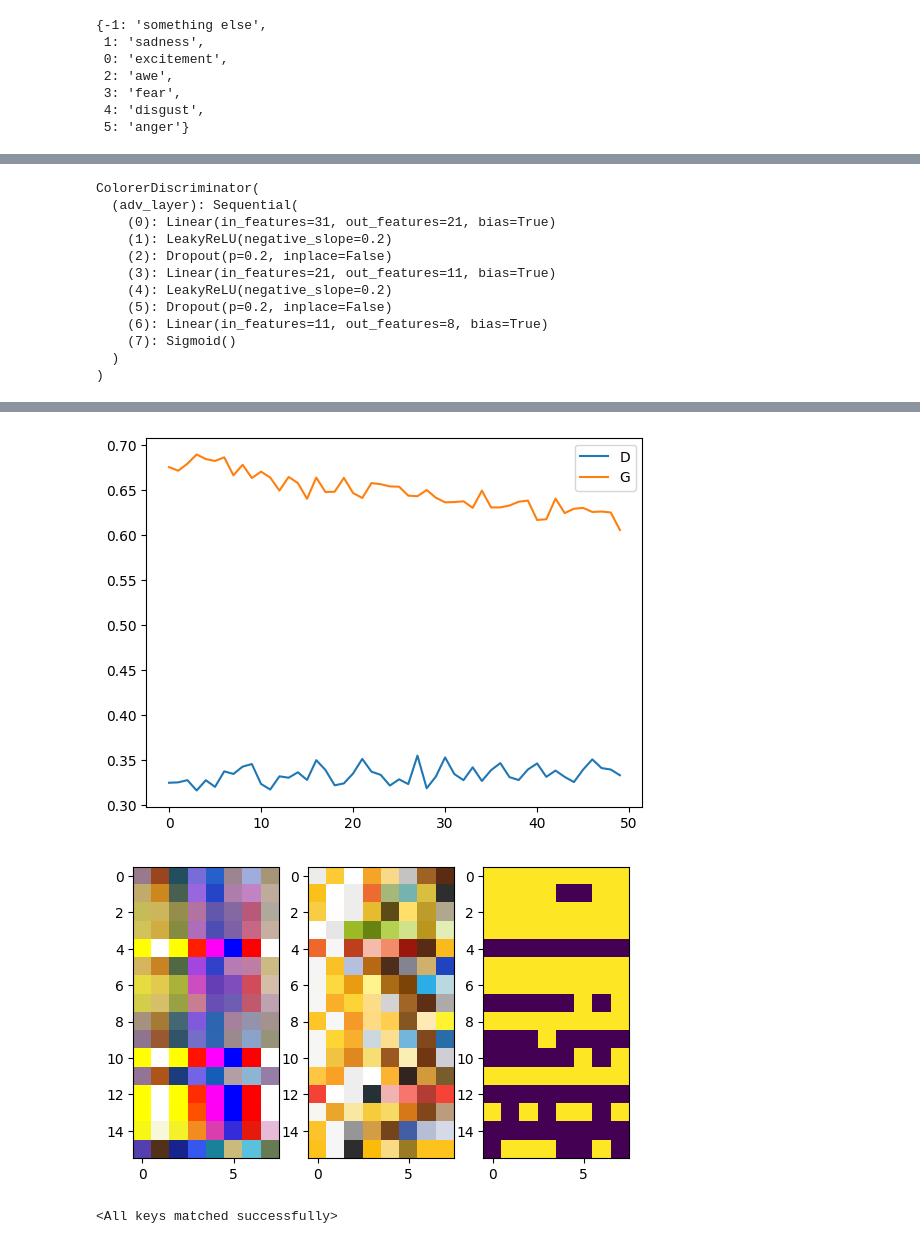
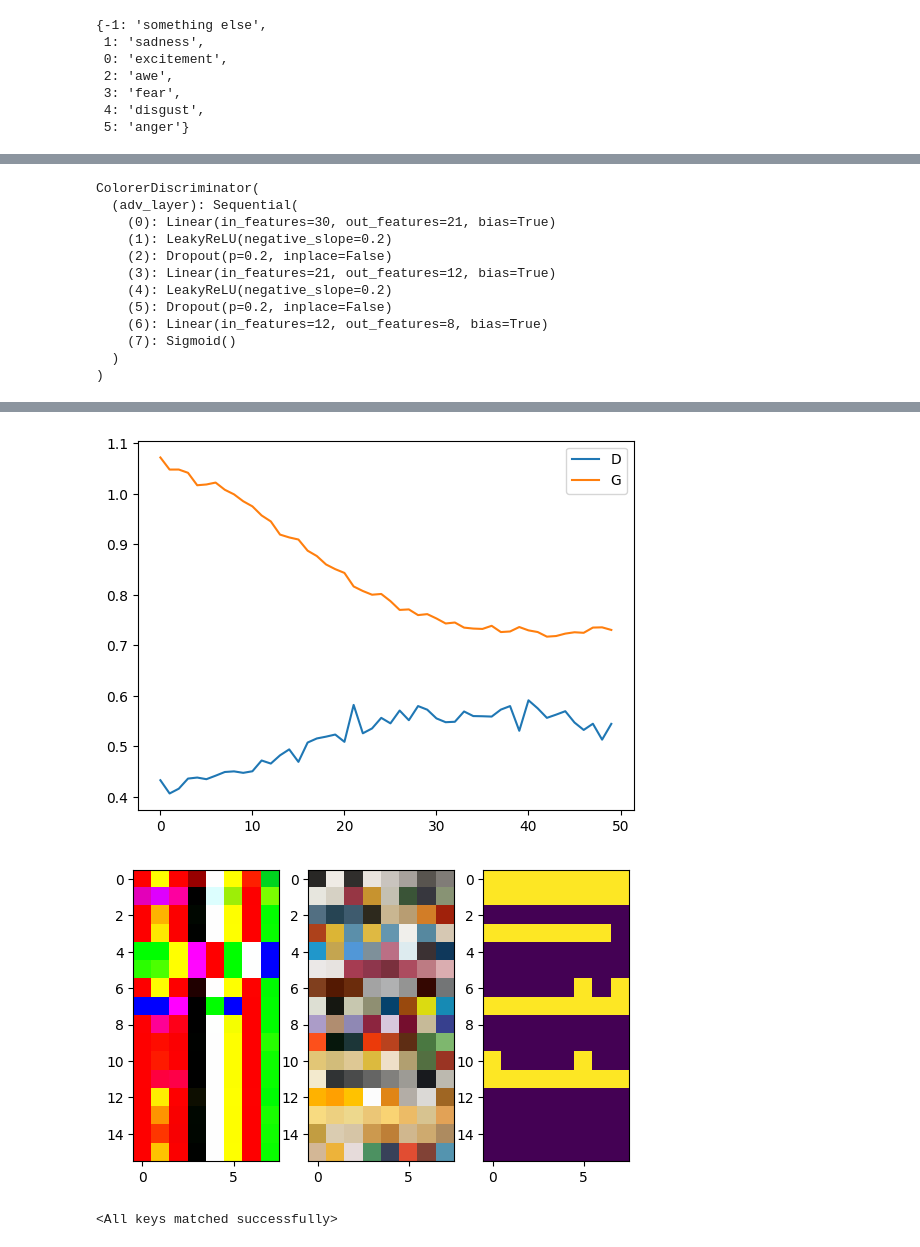
Before and after one commit to D1MK4real/InnPrac, a Jupyter notebook: test.ipynb, the cells around one changed output, grey strips where cells are left out. Cells and saved outputs as stored; diff of their text form; code cells hidden in the pictures.

```diff
--- a/test.ipynb
+++ b/test.ipynb
@@ -79,10 +79,10 @@ dataset_image[0][1].shape
 # %% [output]
 torch.Size([128, 128, 3])
 # %%
-# from colorer.music_palette_dataset import PaletteDataset,ImageDataset
-# dataset = PaletteDataset(8,1599,'name','/home/dmitriy/OVE/covergan/weights','/home/dmitriy/OVE/wikiart',pandas_dir='/home/dmitriy/OVE/official_data/artemis_dataset_release_v0.csv')
-# dataset_image = ImageDataset(8,1599,'name','/home/dmitriy/OVE/covergan/weights','/home/dmitriy/OVE/wikiart',pandas_dir='/home/dmitriy/OVE/official_data/artemis_dataset_release_v0.csv')
+from colorer.music_palette_dataset import PaletteDataset,ImageDataset
+dataset = PaletteDataset(8,1599,'name','/home/dmitriy/OVE/covergan/weights','/home/dmitriy/OVE/wikiart',pandas_dir='/home/dmitriy/OVE/official_data/artemis_dataset_release_v0.csv')
+dataset_image = ImageDataset(8,1599,'name','/home/dmitriy/OVE/covergan/weights','/home/dmitriy/OVE/wikiart',pandas_dir='/home/dmitriy/OVE/official_data/artemis_dataset_release_v0.csv')
 # %%
-# dataset.data = ndata
-# dataset_image.data = ndata
+dataset.data = ndata
+dataset_image.data = ndata
 # %%
@@ -116,7 +126,7 @@ num_gen_layers=3
 colors_count = 8
 colorer = Colorer2(
         z_dim=z_dim,
-        audio_embedding_dim=7,
+        audio_embedding_dim=6,
         num_layers=num_gen_layers,
         colors_count=colors_count)
 # %%
@@ -139,7 +149,7 @@ Colorer2(
 # %%
 from colorer.models.gan_colorer import ColorerDiscriminator
 # %%
-disc = ColorerDiscriminator(audio_embedding_dim=7, num_layers=3,colors_count= colors_count).to(device)
+disc = ColorerDiscriminator(audio_embedding_dim=6, num_layers=3,colors_count= colors_count).to(device)
 # %%
 disc
 # %% [output]
@@ -225,13 +235,13 @@ disc
 # %% [output]
 ColorerDiscriminator(
   (adv_layer): Sequential(
-    (0): Linear(in_features=31, out_features=21, bias=True)
+    (0): Linear(in_features=30, out_features=21, bias=True)
     (1): LeakyReLU(negative_slope=0.2)
     (2): Dropout(p=0.2, inplace=False)
-    (3): Linear(in_features=21, out_features=11, bias=True)
+    (3): Linear(in_features=21, out_features=12, bias=True)
     (4): LeakyReLU(negative_slope=0.2)
     (5): Dropout(p=0.2, inplace=False)
-    (6): Linear(in_features=11, out_features=8, bias=True)
+    (6): Linear(in_features=12, out_features=8, bias=True)
     (7): Sigmoid()
   )
 )
@@ -259,7 +269,7 @@ epochs_done = load_checkpoint(checkpoint_root, model_name, [colorer, disc, gen_o
 
 if epochs_done:
     logger.info(f"Loaded a checkpoint with {epochs_done} epochs done")
-disc_repeats = 10
+disc_repeats = 20
 step = 0
 log_interval = 1
 mean_iteration_disc_loss= 0
@@ -280,7 +290,7 @@ for epoch in tqdm(range(epochs_done + 1, n_epochs + epochs_done + 1)):
         cur_batch_size = len(emotion)
         emotion = emotion.float().to(device)
         z = get_noise(cur_batch_size, z_dim, device=device)
-        fake_labels = torch.nn.functional.one_hot(torch.randint(0, 7, (cur_batch_size,)), 7)
+        fake_labels = torch.nn.functional.one_hot(torch.randint(0, 6, (cur_batch_size,)), 6)
         # true_labels = torch.ones(batch_size).to(device).unsqueeze(-1)
         if count%disc_repeats==0:
             fake_covers = colorer(z, fake_labels)
@@ -339,5 +349,5 @@ Train LOSS: colorer 0.6054535806179047, disc 0.33280953764915466
-[figure, old version]
+[figure, new version]
-[figure, old version]
+[figure, new version]
 # %%
 colorer.load_state_dict(torch.load('/home/dmitriy/OVE/covergan/weights/6emo_f_colorer_8_colors_sorted.pt')['0_state_dict'])
 # %% [output]
```
Also changed, not shown: parts of 14 cells of this notebook, 1 other file.
